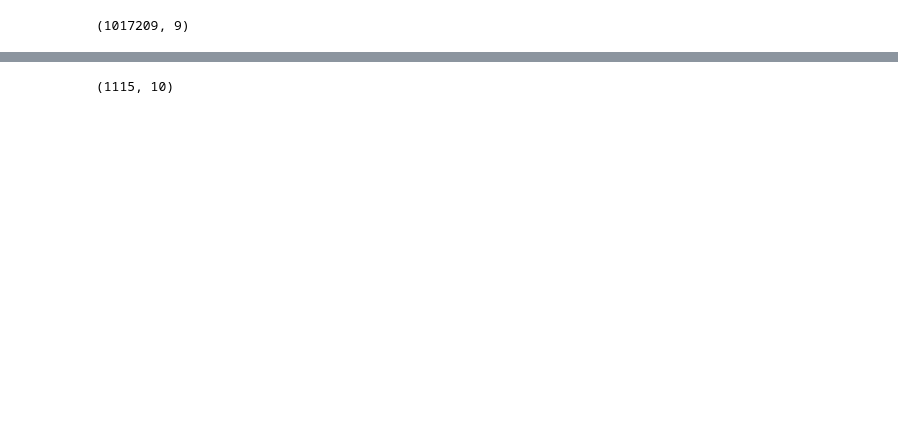
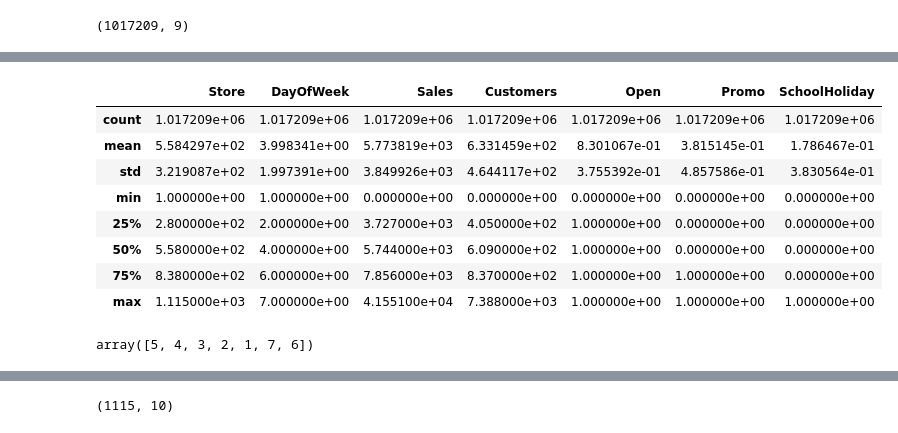
Before and after one commit to saptaksubhra/Regression-ML-Retail-Sales-Prediction-Rossmann, a Jupyter notebook: Rossmann_Sales_Prediction_Final_Notebook_Capstone_Project.ipynb, the cells around one changed output, grey strips where cells are left out. Saved outputs shown, nothing was run; the diff lists cells and outputs as text; code cells hidden in the pictures; blank space fills up the shorter version.

```diff
--- a/Rossmann_Sales_Prediction_Final_Notebook_Capstone_Project.ipynb
+++ b/Rossmann_Sales_Prediction_Final_Notebook_Capstone_Project.ipynb
@@ -119,5 +130,5 @@ Mounted at /content/drive
 # %%
 # Loading data from Rossmann csv file and converting into Pandas dataframe
 
-df_sales_Rossmann = pd.read_csv('/content/drive/MyDrive/Almabetter Capstone Projects-Saptaksubhra Bhattacharyya/Regression-ML Project-Saptaksubhra Bhattacharyya/Rossmann Stores Data.csv')
-df_stores_Rossmann = pd.read_csv('/content/drive/MyDrive/Almabetter Capstone Projects-Saptaksubhra Bhattacharyya/Regression-ML Project-Saptaksubhra Bhattacharyya/store.csv')
+df_sales_Rossmann = pd.read_csv('/content/drive/MyDrive/Almabetter Capstone Projects-Saptaksubhra Bhattacharyya/Regression ML Project-Retail Sales Prediction-Rossmann-Saptaksubhra Bhattacharyya/Rossmann Stores Data.csv')
+df_stores_Rossmann = pd.read_csv('/content/drive/MyDrive/Almabetter Capstone Projects-Saptaksubhra Bhattacharyya/Regression ML Project-Retail Sales Prediction-Rossmann-Saptaksubhra Bhattacharyya/store.csv')
@@ -139,0 +185,19 @@ df_sales_Rossmann.shape
+# %%
+# Let's get the statistical information of sales dataset of Rossmann.
+
+df_sales_Rossmann.describe()
+# %% [output]
+|  | Store | DayOfWeek | Sales | Customers | Open | Promo | SchoolHoliday |
+| count | 1.017209e+06 | 1.017209e+06 | 1.017209e+06 | 1.017209e+06 | 1.017209e+06 | 1.017209e+06 | 1.017209e+06 |
+| mean | 5.584297e+02 | 3.998341e+00 | 5.773819e+03 | 6.331459e+02 | 8.301067e-01 | 3.815145e-01 | 1.786467e-01 |
+| std | 3.219087e+02 | 1.997391e+00 | 3.849926e+03 | 4.644117e+02 | 3.755392e-01 | 4.857586e-01 | 3.830564e-01 |
+| min | 1.000000e+00 | 1.000000e+00 | 0.000000e+00 | 0.000000e+00 | 0.000000e+00 | 0.000000e+00 | 0.000000e+00 |
+| 25% | 2.800000e+02 | 2.000000e+00 | 3.727000e+03 | 4.050000e+02 | 1.000000e+00 | 0.000000e+00 | 0.000000e+00 |
+| 50% | 5.580000e+02 | 4.000000e+00 | 5.744000e+03 | 6.090000e+02 | 1.000000e+00 | 0.000000e+00 | 0.000000e+00 |
+| 75% | 8.380000e+02 | 6.000000e+00 | 7.856000e+03 | 8.370000e+02 | 1.000000e+00 | 1.000000e+00 | 0.000000e+00 |
+| max | 1.115000e+03 | 7.000000e+00 | 4.155100e+04 | 7.388000e+03 | 1.000000e+00 | 1.000000e+00 | 1.000000e+00 |
+# %%
+# Let's check number of unique values of 'DayOfWeek' column in Rossmann sales dataset.
+df_sales_Rossmann['DayOfWeek'].unique()
+# %% [output]
+array([5, 4, 3, 2, 1, 7, 6])
```
Also changed, not shown: parts of 56 cells of this notebook.
